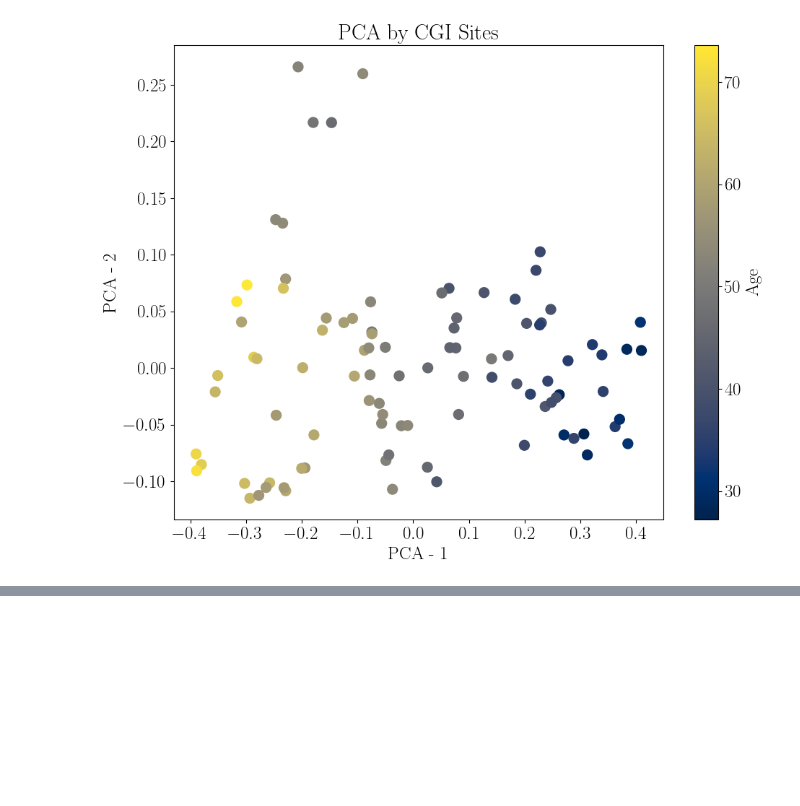
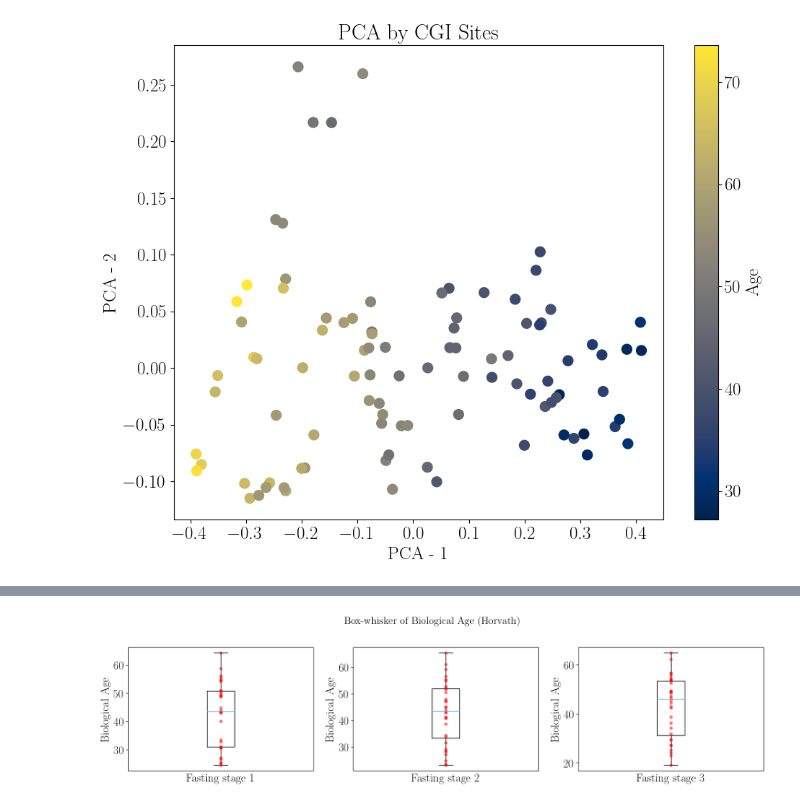
Before and after one commit to AmroAbdrabo/project-fasting-on-aging, a Jupyter notebook: exploratory_analysis.ipynb, the cells around one changed output, grey strips where cells are left out. Cells and saved outputs as stored; diff of their text form; code cells hidden in the pictures; blank space fills up the shorter version.

```diff
--- a/exploratory_analysis.ipynb
+++ b/exploratory_analysis.ipynb
@@ -352,0 +392,5 @@ plot_pca_by_sites(ch_sites_gkm, data, "Non-CGI", "GKM") #GKM
+# %%
+# Or with multiple arrays of biological age (one for each fasting age) like this
+plot_box_whiskers_age(bio_age_stage_hor, "Box-whisker of Biological Age (Horvath)", xlabel="Fasting stage", color = "red", alpha=0.5)
+# %% [output]
+[figure, added]
```
Also changed, not shown: parts of 8 cells of this notebook, 3 other files.
